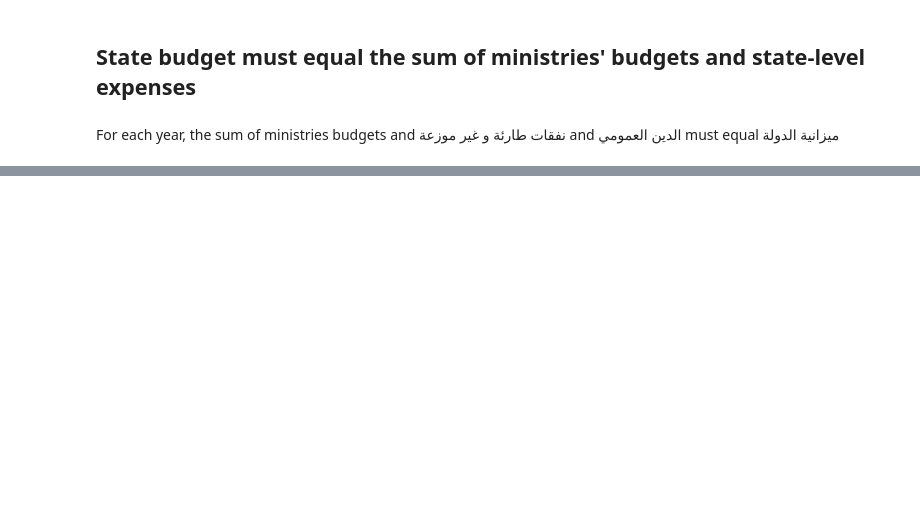
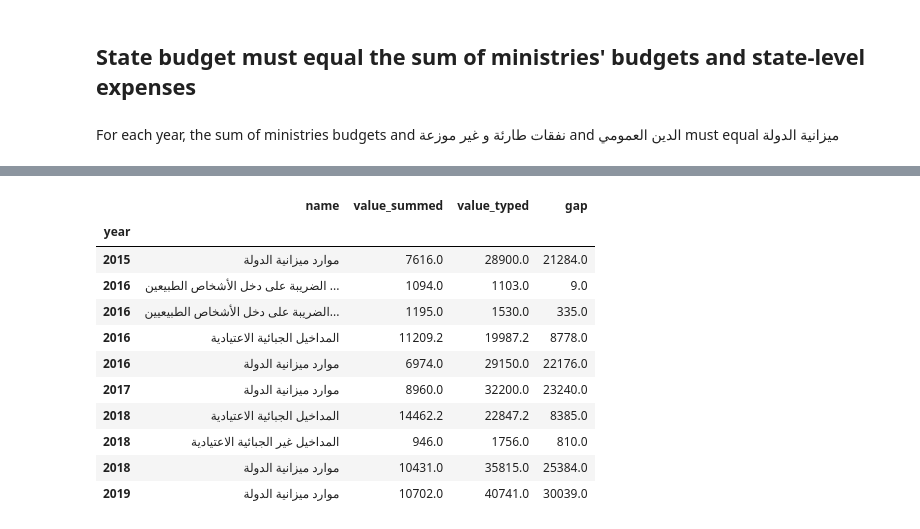
Before and after one commit to iyedg/boost_validation, a Jupyter notebook: saisie_validation.ipynb, the cells around one changed output, grey strips where cells are left out. Saved outputs shown, nothing was run; the diff lists cells and outputs as text; code cells hidden in the pictures; blank space fills up the shorter version.

```diff
--- a/saisie_validation.ipynb
+++ b/saisie_validation.ipynb
@@ -11,6 +13,9 @@ bbt = utils.load_sheet("budget_by_type")
 bt = utils.load_sheet("budget_type")
 rt = utils.load_sheet("resource_type")
 rbt = utils.load_sheet("resource")
+# %%
+rt = get_worksheet_as_df("resource_type")
+rbt = get_worksheet_as_df("resource")
 # %%
 expenses = utils.merge(
     hierarchy_df=bt,
@@ -105,0 +209,53 @@ res
+# %%
+revenues = merge(
+    hierarchy_df=rt,
+    hierarchy_df_on="name",
+    values_df=rbt,
+    values_df_on="resource_type_description",
+    drop_cols=[
+        "name_fr",
+        "name_ar",
+        "name_en",
+        "description",
+        "description_fr",
+        "description_en",
+        "description_ar",
+        "level",
+        "parent_id",
+        "id_x",
+        "id_y",
+        "type",
+        "resource_type_description",
+    ],
+)
+# %%
+summed = (
+    revenues.groupby(["year", "parent_name"])
+    .agg(sum)
+    .reset_index()
+    .rename(columns={"parent_name": "name"})
+)
+typed = revenues.loc[
+    revenues.name.isin(revenues.parent_name), ["name", "year", "value"]
+]
+# %%
+revenues_gap = pd.merge(
+    summed, typed, on=["name", "year"], suffixes=("_summed", "_typed")
+).pipe(lambda df: df.assign(gap=np.round(df.value_typed - df.value_summed, 3)))
+# %%
+revenues_gap.pipe(lambda df: df.loc[df.gap != 0]).sort_values(
+    ["year", "name", "value_typed"]
+).set_index("year")
+# %% [output]
+|  | name | value_summed | value_typed | gap |
+| year |  |  |  |  |
+| 2015 | موارد ميزانية الدولة | 7616.0 | 28900.0 | 21284.0 |
+| 2016 | الضريبة على دخل الأشخاص الطبيعين ... | 1094.0 | 1103.0 | 9.0 |
+| 2016 | الضريبة على دخل الأشخاص الطبيعيين... | 1195.0 | 1530.0 | 335.0 |
+| 2016 | المداخيل الجبائية الاعتيادية | 11209.2 | 19987.2 | 8778.0 |
+| 2016 | موارد ميزانية الدولة | 6974.0 | 29150.0 | 22176.0 |
+| 2017 | موارد ميزانية الدولة | 8960.0 | 32200.0 | 23240.0 |
+| 2018 | المداخيل الجبائية الاعتيادية | 14462.2 | 22847.2 | 8385.0 |
+| 2018 | المداخيل غير الجبائية الاعتيادية | 946.0 | 1756.0 | 810.0 |
+| 2018 | موارد ميزانية الدولة | 10431.0 | 35815.0 | 25384.0 |
+| 2019 | موارد ميزانية الدولة | 10702.0 | 40741.0 | 30039.0 |
```
Also changed, not shown: parts of 21 cells of this notebook.
